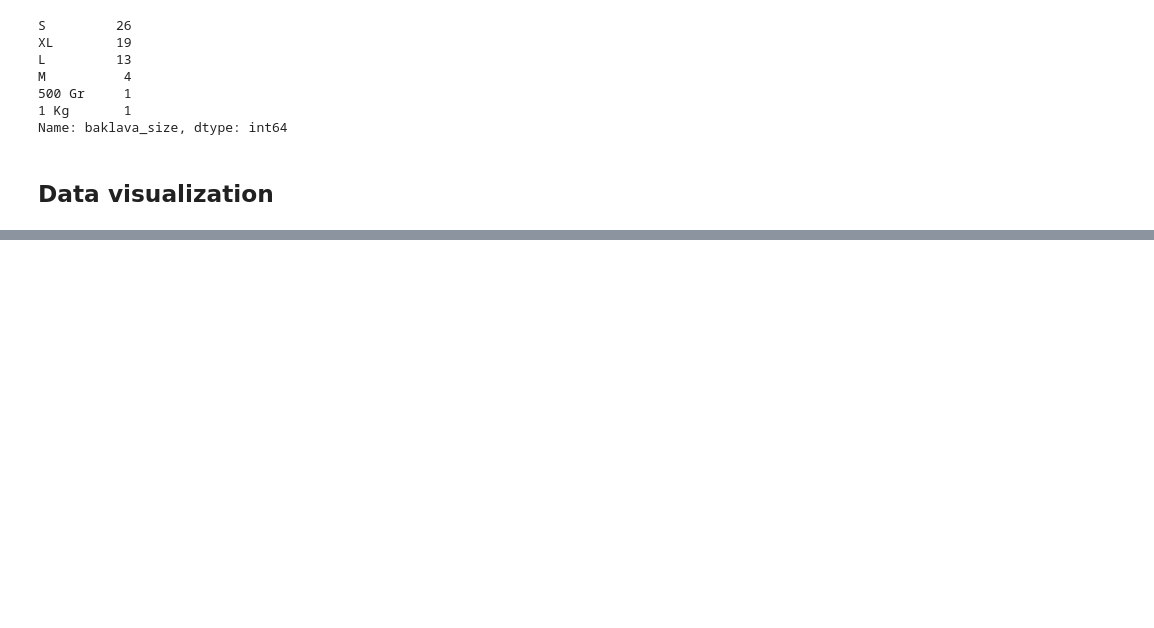
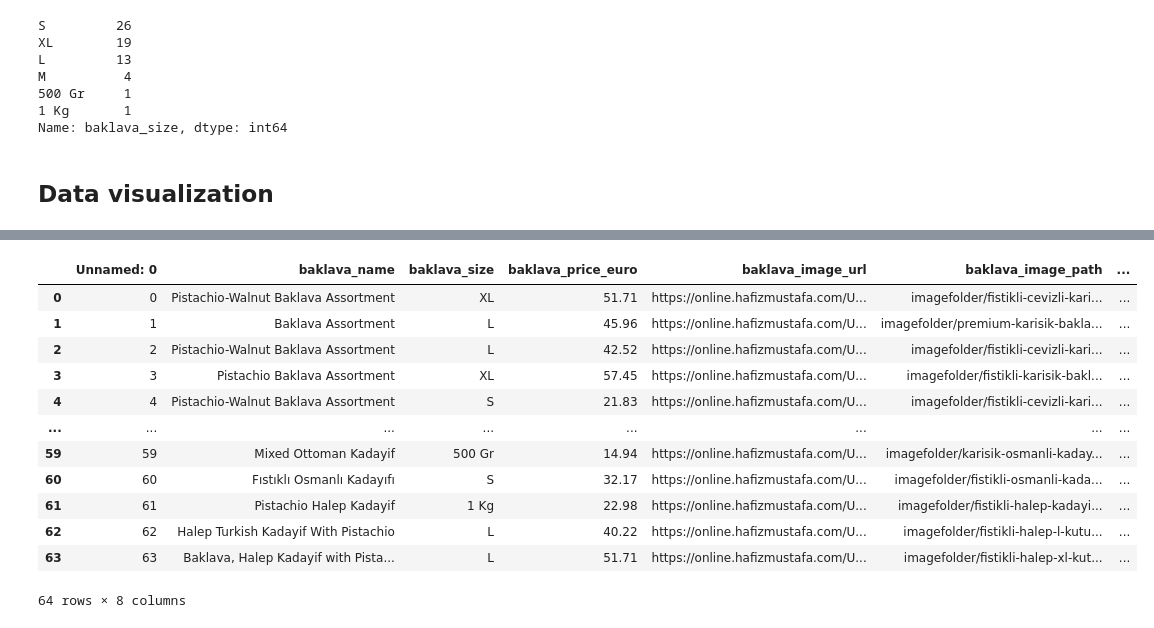
Before and after one commit to Oguzhanrose/webscrapingproject, a Jupyter notebook: data_wrangling.ipynb, the cells around one changed output, grey strips where cells are left out. Cells and saved outputs as stored; diff of their text form; code cells hidden in the pictures; blank space fills up the shorter version.

Commit message:
add cleaned dataframe

```diff
--- a/data_wrangling.ipynb
+++ b/data_wrangling.ipynb
@@ -333,0 +336,18 @@ fig.show()
+# %%
+df1 = pd.read_csv('baklava_clean.csv')
+# %%
+df1
+# %% [output]
+|  | Unnamed: 0 | baklava_name | baklava_size | baklava_price_euro | baklava_image_url | baklava_image_path | ... |
+| 0 | 0 | Pistachio-Walnut Baklava Assortment | XL | 51.71 | https://online.hafizmustafa.com/U... | imagefolder/fistikli-cevizli-kari... | ... |
+| 1 | 1 | Baklava Assortment | L | 45.96 | https://online.hafizmustafa.com/U... | imagefolder/premium-karisik-bakla... | ... |
+| 2 | 2 | Pistachio-Walnut Baklava Assortment | L | 42.52 | https://online.hafizmustafa.com/U... | imagefolder/fistikli-cevizli-kari... | ... |
+| 3 | 3 | Pistachio Baklava Assortment | XL | 57.45 | https://online.hafizmustafa.com/U... | imagefolder/fistikli-karisik-bakl... | ... |
+| 4 | 4 | Pistachio-Walnut Baklava Assortment | S | 21.83 | https://online.hafizmustafa.com/U... | imagefolder/fistikli-cevizli-kari... | ... |
+| ... | ... | ... | ... | ... | ... | ... | ... |
+| 59 | 59 | Mixed Ottoman Kadayif | 500 Gr | 14.94 | https://online.hafizmustafa.com/U... | imagefolder/karisik-osmanli-kaday... | ... |
+| 60 | 60 | Fıstıklı Osmanlı Kadayıfı | S | 32.17 | https://online.hafizmustafa.com/U... | imagefolder/fistikli-osmanli-kada... | ... |
+| 61 | 61 | Pistachio Halep Kadayif | 1 Kg | 22.98 | https://online.hafizmustafa.com/U... | imagefolder/fistikli-halep-kadayi... | ... |
+| 62 | 62 | Halep Turkish Kadayif With Pistachio | L | 40.22 | https://online.hafizmustafa.com/U... | imagefolder/fistikli-halep-l-kutu... | ... |
+| 63 | 63 | Baklava, Halep Kadayif with Pista... | L | 51.71 | https://online.hafizmustafa.com/U... | imagefolder/fistikli-halep-xl-kut... | ... |
+64 rows × 8 columns
```
Also changed, not shown: parts of 23 cells of this notebook, 1 other file.
